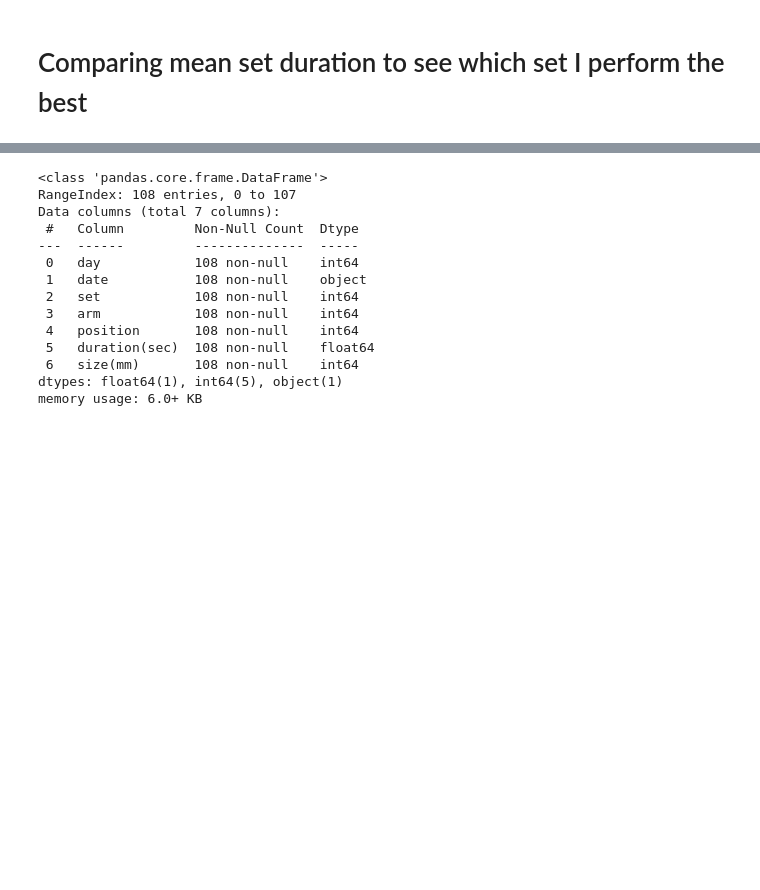
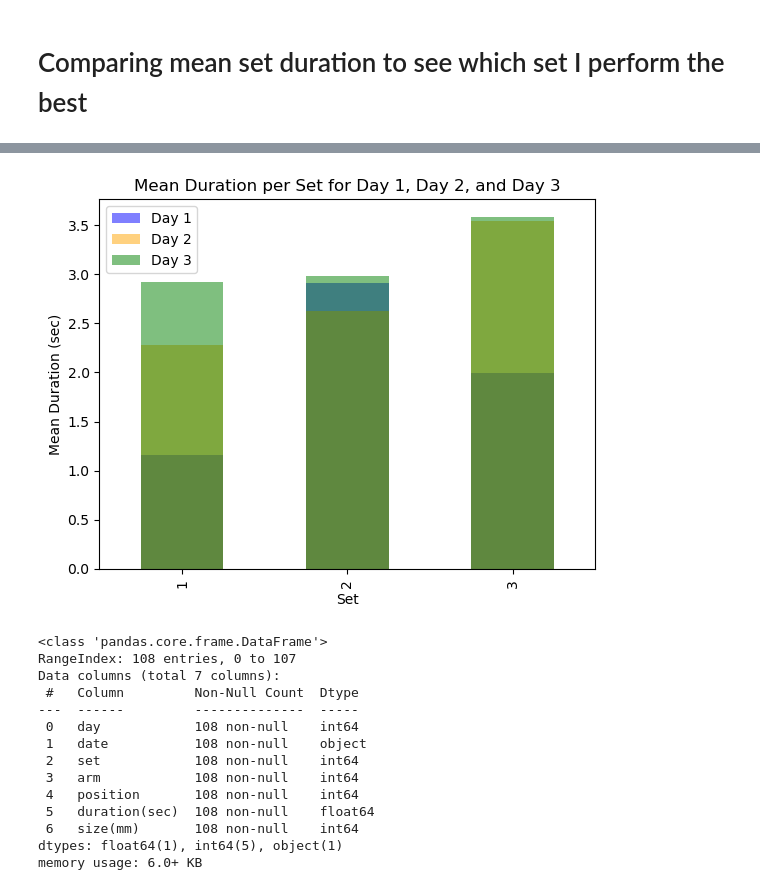
Before and after one commit to DanielBrechner/hangboard-tracker, a Jupyter notebook: graph.ipynb, the cells around one changed output, grey strips where cells are left out. Saved outputs shown, nothing was run; the diff lists cells and outputs as text; code cells hidden in the pictures; blank space fills up the shorter version.

Commit message:
mean set combine

```diff
--- a/graph.ipynb
+++ b/graph.ipynb
@@ -55,3 +52,30 @@ day_3.groupby('set')['duration(sec)'].mean().plot(kind='bar')
+# %%
+day_1 = df.loc[0:17]
+day_2 = df.loc[18:35]
+day_3 = df.loc[36:53]
+
+day_1_means = day_1.groupby('set')['duration(sec)'].mean()
+day_2_means = day_2.groupby('set')['duration(sec)'].mean()
+day_3_means = day_3.groupby('set')['duration(sec)'].mean()
+
+color_day_1 = 'blue'
+color_day_2 = 'orange'
+color_day_3 = 'green'
+
+day_1_means.plot(kind='bar', color=color_day_1, alpha=0.5, label='Day 1')
+day_2_means.plot(kind='bar', color=color_day_2, alpha=0.5, label='Day 2')
+day_3_means.plot(kind='bar', color=color_day_3, alpha=0.5, label='Day 3')
+
+
+plt.xlabel('Set')
+plt.ylabel('Mean Duration (sec)')
+plt.title('Mean Duration per Set for Day 1, Day 2, and Day 3')
+
+plt.legend()
+
+plt.show()
+# %% [output]
+[figure, added]
 # %%
 data.info()
 # %% [output]
```
Also changed, not shown: parts of 4 cells of this notebook.
